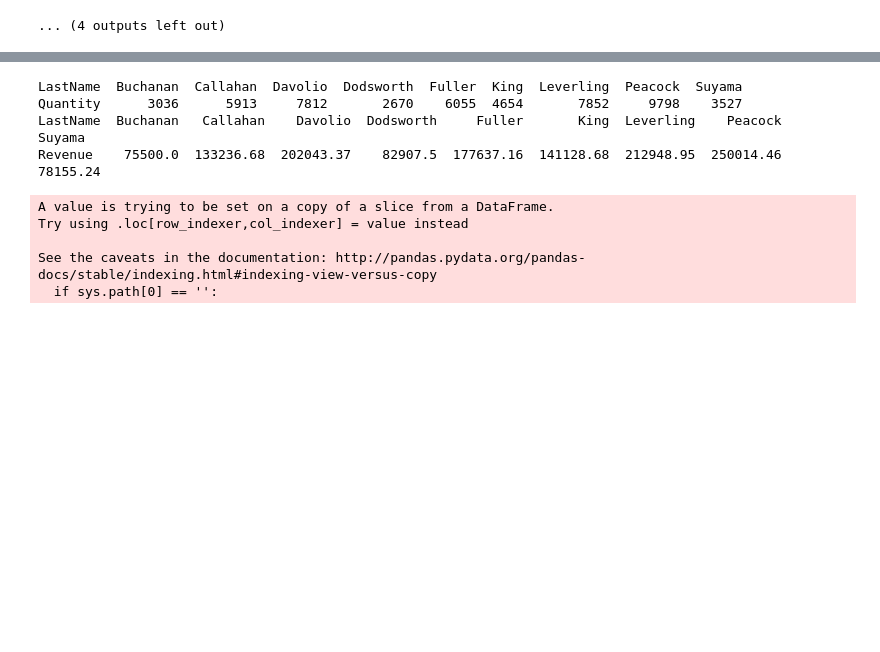
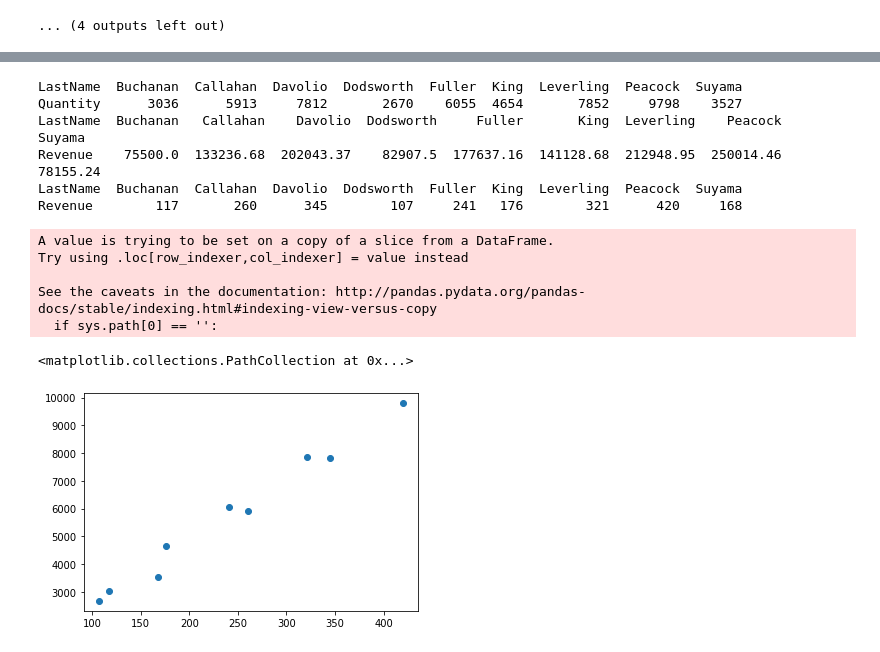
Before and after one commit to katahdin28/dsc-mod-3-project-online-ds-ft-100719, a Jupyter notebook: ProjectDraft.ipynb, the cells around one changed output, grey strips where cells are left out. Drawn from its saved outputs; the diff is of its cells as text; code cells hidden in the pictures; blank space fills up the shorter version.

```diff
--- a/ProjectDraft.ipynb
+++ b/ProjectDraft.ipynb
@@ -872,29 +874,38 @@ Louisiana Hot Spiced Okra               0    1
 # %%
 # Joining Order, Product, Category tables to get consolidated data needed for the anlaysis
 cur.execute("""
     SELECT * FROM OrderDetail O
     JOIN OrderInfo I ON O.OrderId = I.OrderId
     JOIN Product P ON O.ProductId = P.Id
     JOIN Employee E ON I.EmployeeId = E.Id
     ;""")
 
 df_order_employee = pd.DataFrame(cur.fetchall())
 df_order_employee.columns = [i[0] for i in cur.description]
 df_order_employee_abridged = df_order_employee[['Quantity', 'UnitPrice','Discount','CategoryId','FirstName','LastName','OrderDate']]
 df_order_employee_abridged['Revenue'] = round(df_order_employee_abridged['UnitPrice'] * df_order_employee_abridged['Quantity'] * (1-df_order_employee_abridged['Discount']/100),2)
 
 employee_pivot_quantity = pd.pivot_table(df_order_employee_abridged, values = 'Quantity', columns = 'LastName', aggfunc=np.sum, fill_value=0)
 print(employee_pivot_quantity)
 
 employee_pivot_revenue = pd.pivot_table(df_order_employee_abridged, values = 'Revenue', columns = 'LastName', aggfunc=np.sum, fill_value=0)
 print(employee_pivot_revenue)
+
+employee_pivot_revenue2 = pd.pivot_table(df_order_employee_abridged, values = 'Revenue', columns = 'LastName', aggfunc=len, fill_value=0)
+print(employee_pivot_revenue2)
+
+plt.scatter(x=employee_pivot_revenue2, y = employee_pivot_quantity)
 # %% [output]
 LastName  Buchanan  Callahan  Davolio  Dodsworth  Fuller  King  Leverling  Peacock  Suyama
 Quantity      3036      5913     7812       2670    6055  4654       7852     9798    3527
 LastName  Buchanan   Callahan    Davolio  Dodsworth     Fuller       King  Leverling    Peacock    Suyama
 Revenue    75500.0  133236.68  202043.37    82907.5  177637.16  141128.68  212948.95  250014.46  78155.24
+LastName  Buchanan  Callahan  Davolio  Dodsworth  Fuller  King  Leverling  Peacock  Suyama
+Revenue        117       260      345        107     241   176        321      420     168
 A value is trying to be set on a copy of a slice from a DataFrame.
 Try using .loc[row_indexer,col_indexer] = value instead
 
 See the caveats in the documentation: http://pandas.pydata.org/pandas-docs/stable/indexing.html#indexing-view-versus-copy
   if sys.path[0] == '':
+<matplotlib.collections.PathCollection at 0x...>
+[figure, added]
```
Also changed, not shown: parts of 8 cells of this notebook.
